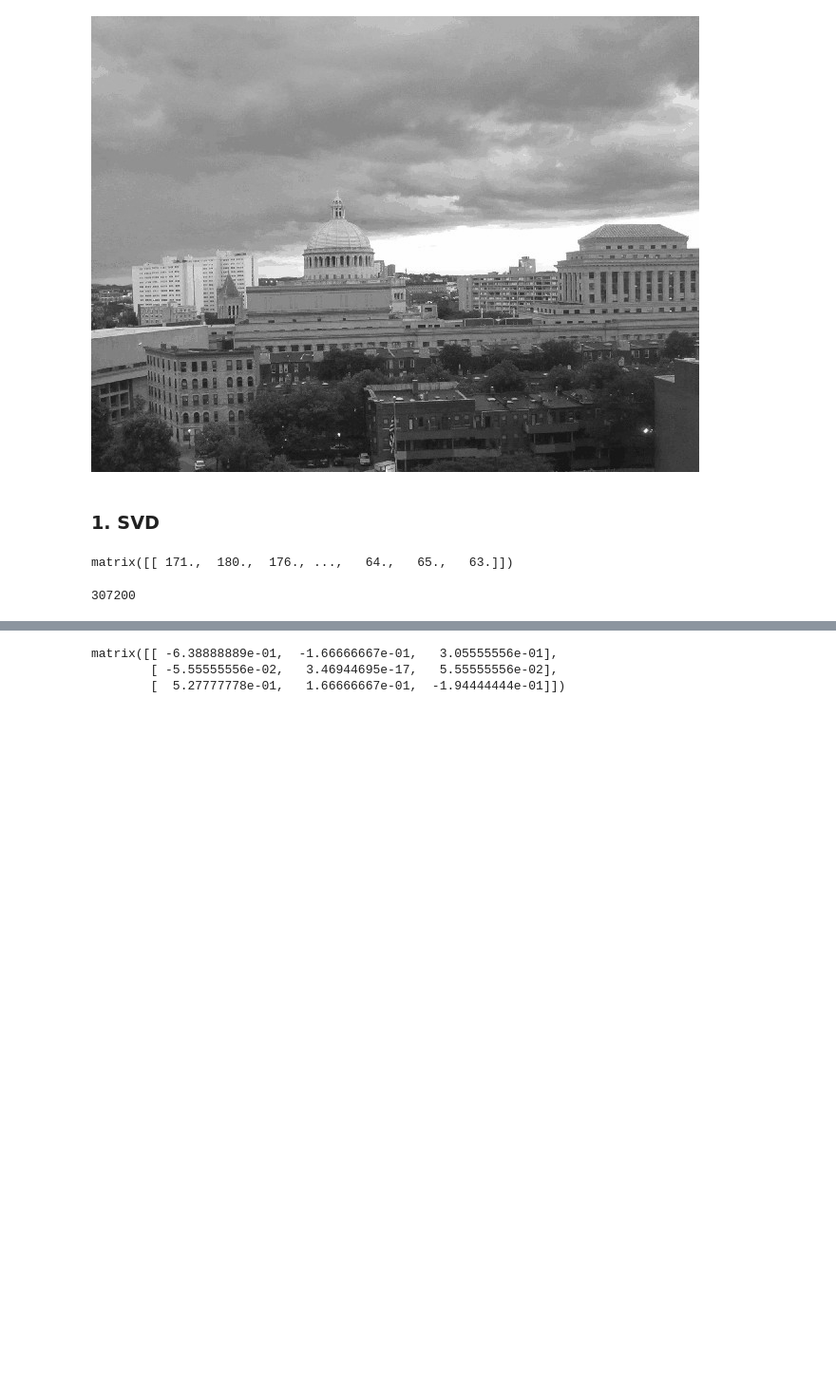
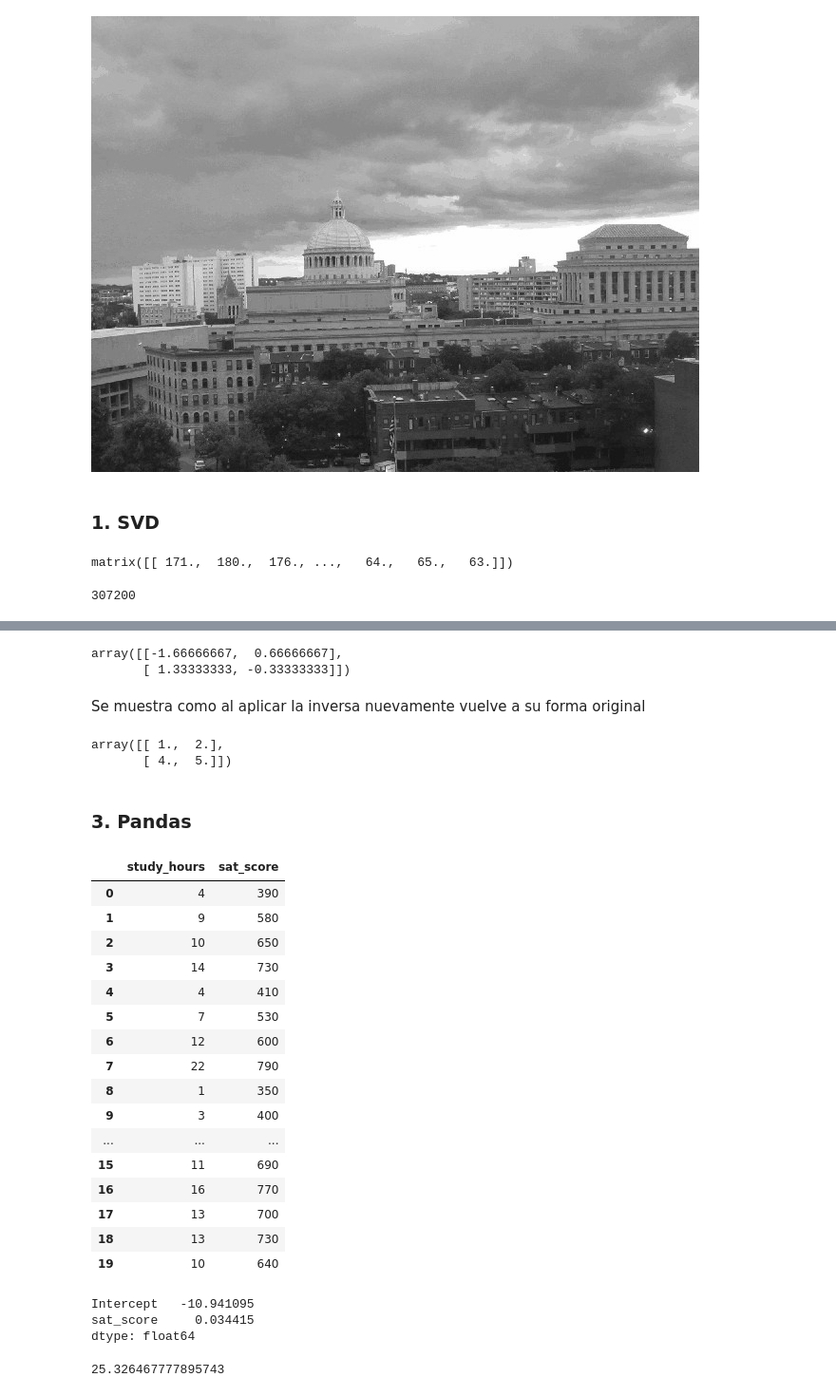
Before and after one commit to philwebsurfer/PropedeuticoDataScience2017, a Jupyter notebook: Alumnos/jorge_altamirano/Tarea2.ipynb, the cells around one changed output, grey strips where cells are left out. Shown at 95% size. Cells and saved outputs as stored; diff of their text form; code cells hidden in the pictures; blank space fills up the shorter version.

```diff
--- a/Alumnos/jorge_altamirano/Tarea2.ipynb
+++ b/Alumnos/jorge_altamirano/Tarea2.ipynb
@@ -75,7 +67,71 @@ Como se puede observar, muchos algoritmos utilizan la compresión a través de l
-# %%
-A = np.matrix([[1,2,3],[4,5,6],[7,8,9]])
-np.linalg.pinv(A)
-# %% [output]
-matrix([[ -6.38888889e-01,  -1.66666667e-01,   3.05555556e-01],
-        [ -5.55555556e-02,   3.46944695e-17,   5.55555556e-02],
-        [  5.27777778e-01,   1.66666667e-01,  -1.94444444e-01]])
+# %%
+import numpy as np
+
+def pinversa(A):
+    u, s, v = np.linalg.svd(A)
+    B = np.dot(v.transpose(), np.dot(np.diag(s**-1), u.transpose()))
+    B = v.transpose() * (np.diag(s**-1)*u.transpose())
+    return np.array(B)
+
+A = np.matrix([[1,2,3],[4,5,6],[7,8,9]])
+C = np.matrix([[1,2],[4,5]])
+C = pinversa(C)
+C
+# %% [output]
+array([[-1.66666667,  0.66666667],
+       [ 1.33333333, -0.33333333]])
+# %% [markdown]
+Se muestra como al aplicar la inversa nuevamente vuelve a su forma original
+# %%
+np.linalg.pinv(C)
+# %% [output]
+array([[ 1.,  2.],
+       [ 4.,  5.]])
+# %% [markdown]
+### 3. Pandas
+# %%
+import pandas as pd
+import os
+import numpy as np
+import statsmodels.formula.api as sm
+
+studysat = pd.read_csv("study_vs_sat.csv")
+studysat = pd.DataFrame(studysat)
+studysat
+# %% [output]
+|  | study_hours | sat_score |
+| 0 | 4 | 390 |
+| 1 | 9 | 580 |
+| 2 | 10 | 650 |
+| 3 | 14 | 730 |
+| 4 | 4 | 410 |
+| 5 | 7 | 530 |
+| 6 | 12 | 600 |
+| 7 | 22 | 790 |
+| 8 | 1 | 350 |
+| 9 | 3 | 400 |
+| ... | ... | ... |
+| 15 | 11 | 690 |
+| 16 | 16 | 770 |
+| 17 | 13 | 700 |
+| 18 | 13 | 730 |
+| 19 | 10 | 640 |
+# %%
+modelo = sm.ols("study_hours ~ sat_score", studysat)
+modelo = modelo.fit()
+modelo.params
+# %% [output]
+Intercept   -10.941095
+sat_score     0.034415
+dtype: float64
+# %%
+sumhours = sum(studysat["study_hours"])
+sumsat = sum(studysat["sat_score"])
+sumhourssat = sum(studysat["study_hours"] * studysat["sat_score"])
+sumhours2 = sum(studysat["study_hours"]**2)
+sumsat2 = sum(studysat["sat_score"]**2)
+length = len(studysat["study_hours"])
+β = (length * sumhourssat - sumhours*sumsat)/(length * sumhours2 - sumhours**2)
+β
+# %% [output]
+25.326467777895743
```
Also changed, not shown: parts of 4 cells of this notebook, 3 other files.
